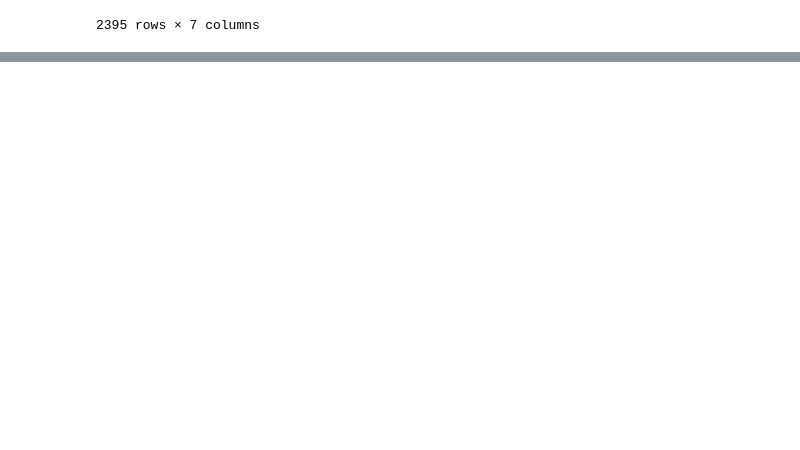
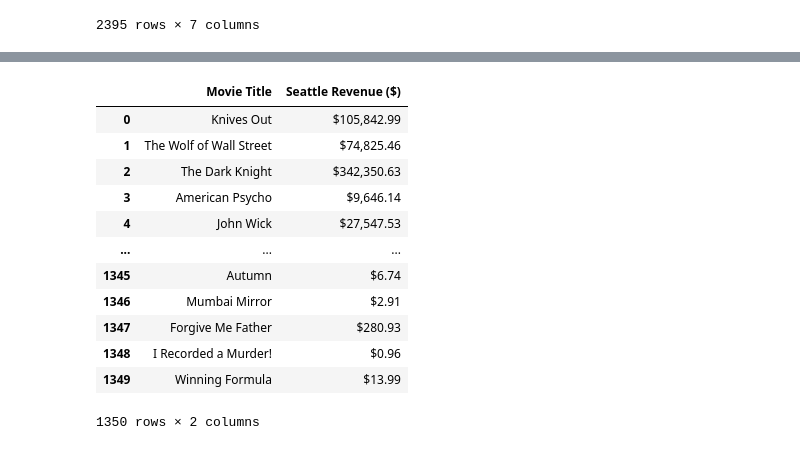
Before and after one commit to Armand57araujo/i-tickets, a Jupyter notebook: pythonnotebook.ipynb, the cells around one changed output, grey strips where cells are left out. Drawn from its saved outputs; the diff is of its cells as text; code cells hidden in the pictures; blank space fills up the shorter version.

```diff
--- a/pythonnotebook.ipynb
+++ b/pythonnotebook.ipynb
@@ -1566,0 +1502,26 @@ Index: []
+# %%
+seattle_gross_data_df = pd.read_csv('Resources/approximate_box_office_seattle.csv')
+new_york_gross_data_df = pd.read_csv('Resources/approximate_box_office_new_york.csv')
+los_angeles_gross_data_df = pd.read_csv('Resources/approximate_box_office_los_angeles.csv')
+phoenix_gross_data_df = pd.read_csv('Resources/approximate_box_office_phoenix.csv')
+houston_gross_data_df = pd.read_csv('Resources/approximate_box_office_houston.csv')
+chicago_gross_data_df = pd.read_csv('Resources/approximate_box_office_chicago.csv')
+miami_gross_data_df = pd.read_csv('Resources/approximate_box_office_miami.csv')
+# %%
+rename_seattle_gross_data_df = seattle_gross_data_df.rename(columns={'movie':'Movie Title', 'estimated_city_gross':'Seattle Revenue ($)'})
+new_seattle_df = rename_seattle_gross_data_df.drop(['city', 'theater_count'], axis=1)
+new_seattle_df
+# %% [output]
+|  | Movie Title | Seattle Revenue ($) |
+| 0 | Knives Out | $105,842.99 |
+| 1 | The Wolf of Wall Street | $74,825.46 |
+| 2 | The Dark Knight | $342,350.63 |
+| 3 | American Psycho | $9,646.14 |
+| 4 | John Wick | $27,547.53 |
+| ... | ... | ... |
+| 1345 | Autumn | $6.74 |
+| 1346 | Mumbai Mirror | $2.91 |
+| 1347 | Forgive Me Father | $280.93 |
+| 1348 | I Recorded a Murder! | $0.96 |
+| 1349 | Winning Formula | $13.99 |
+1350 rows × 2 columns
```
Also changed, not shown: parts of 17 cells of this notebook, 7 other files.
